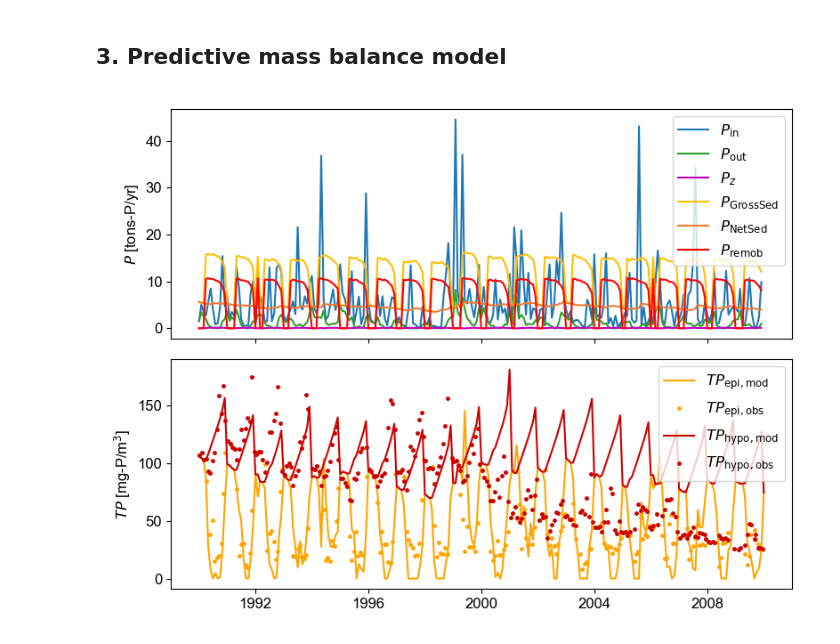
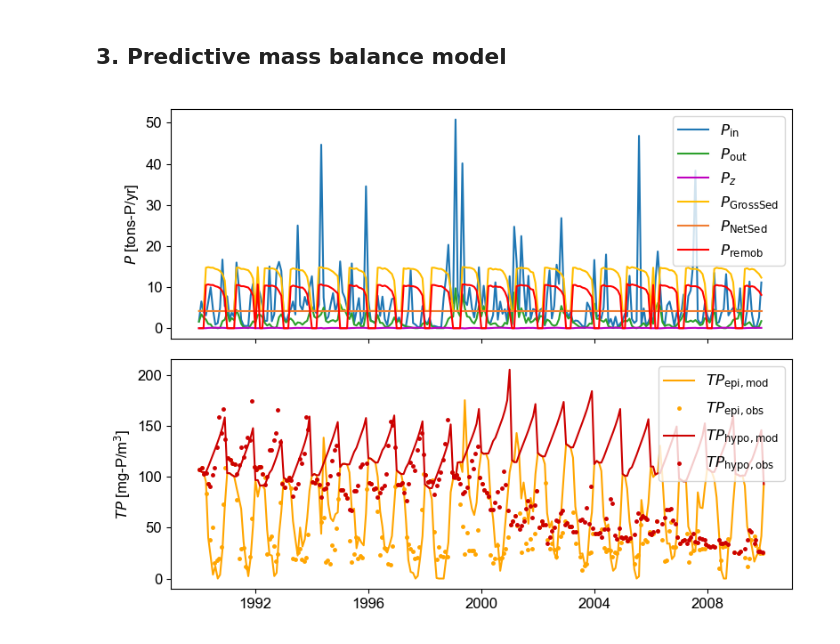
Before and after one commit to tdoda/phosphorus_model, a Jupyter notebook: Scripts/predictive_model.ipynb, the cells around one changed output. Cells and saved outputs as stored; diff of their text form; code cells hidden in the pictures.

Commit message:
Modification of model scripts

```diff
--- a/Scripts/predictive_model.ipynb
+++ b/Scripts/predictive_model.ipynb
@@ -68,7 +68,7 @@ df_lake=pd.read_csv("lake_parameters.csv", sep=",",header=0,parse_dates=["t_stra
 Kz=df_lake["Kz"][0]
 TPsed=df_lake["TPsed"][0]
 # %%
-df_hypso=pd.read_csv("..\Data\\"+lakename+"\Hypsometry.csv", sep=",",header=0,names=["z_hypso","A_hypso"]) # Hypsometry
+df_hypso=pd.read_csv("../Data/"+lakename+"/Hypsometry.csv", sep=",",header=0,names=["z_hypso","A_hypso"]) # Hypsometry
 z_hypso=df_hypso["z_hypso"].to_numpy()
 df_lake["z_max"]=np.max(z_hypso)
 A_hypso=df_hypso["A_hypso"].to_numpy()
@@ -77,17 +77,17 @@ V_hypso=np.concatenate((np.mean([A_hypso[1:],A_hypso[:-1]],axis=0)*(z_hypso[1:]-
 V_lake=np.nansum(V_hypso) # [m3]
 z_mean=V_lake/A0 # [m]
 # %%
-date_format = lambda x: pd.to_datetime(x, format='%d.%m.%Y')
+#date_format = lambda x: pd.to_datetime(x, format='%d.%m.%Y')
 
-simstrat_file="..\Data\\"+lakename+"\\"+lakename+"_T_SIMSTRAT.dat"
-df_inflows=pd.read_csv("..\Data\\"+lakename+"\Inflows.csv", sep=",",parse_dates=["Date"],date_parser=date_format) # Inflows
+simstrat_file="../Data/"+lakename+"/"+lakename+"_T_SIMSTRAT.dat"
+df_inflows=pd.read_csv("../Data/"+lakename+"/Inflows.csv", sep=",",parse_dates=["Date"],date_format='%d.%m.%Y') # Inflows
 #df_outflows=pd.read_csv("..\Data\\"+lakename+"\Outflows.csv", sep=",",parse_dates=["Date"],date_parser=date_format) # Outflows
-df_TP=pd.read_csv("..\Data\\"+lakename+"\TP.csv", sep=",") # TP concentrations (to compare with model)
+df_TP=pd.read_csv("../Data/"+lakename+"/TP.csv", sep=",") # TP concentrations (to compare with model)
 dates_TP=np.array([datetime.strptime(datestr,"%d/%m/%Y") for datestr in df_TP.columns[1:]]) # Dates with measured TP
 tnum_TP=np.array([d.replace(tzinfo=timezone.utc).timestamp() for d in dates_TP])
 # %%
 if method_Pin=="curve":
-    df_Q=pd.read_csv("..\Data\\"+lakename+"\Discharges.csv", sep=",",parse_dates=["Date"],date_parser=date_format)
+    df_Q=pd.read_csv("../Data/"+lakename+"/Discharges.csv", sep=",",parse_dates=["Date"],date_format='%d.%m.%Y')
     tnum_Q=df_Q["Date"].to_numpy().astype('datetime64[s]').astype(np.int64)
     tdate_Q=df_Q["Date"].to_numpy().astype('datetime64[s]').astype(datetime)
     Qval=df_Q.values[:,np.arange(1,len(df_Q.columns),1)].astype(float)
@@ -229,50 +229,50 @@ else:
                                datetime(unique_years[ky],tdate_end.month,tdate_end.day).replace(tzinfo=timezone.utc).timestamp()])
     bool_anox,ndays_to_anox,tstart_anox=compute_anoxia_red(tnum_budget,hepi_model,z_mean,tnum_stratif=tnum_stratif)
 # %%
-if type(df_lake["sigma_max"][0])==float:
+if type(df_lake["sigma_max"][0])==np.float64:
     sigma_max=df_lake["sigma_max"][0]
 else:
     sigma_max=np.nan
 
-if type(df_lake["NS_max"][0])==float:
+if type(df_lake["NS_max"][0])==np.float64:
     P_NS_max=df_lake["NS_max"][0]
 else:
     P_NS_max=np.nan
 
 
 tnum_predict,TPepi_predict,TPepi_range,TPhypo_predict,TPhypo_range,P_fluxes,param=predict_TP_model(tnum_budget,bool_anox,Pin,Qin_budget,hepi_budget,TPepi_0,TPhypo_0,TPsed,\
-                                                                                   z_hypso,A_hypso,T_hypo_budget,T_epi_budget,sigma_max=sigma_max,P_NS_max=P_NS_max,\
+                                                                                   z_hypso,A_hypso,T_hypo_budget,T_epi_budget,sigma_max=np.nan,P_NS_max=4.2,TPcrit=30,\
                                                                                              method_sed=method_netsed,method_remob="Nurnberg")
 # %%
 fig,ax=plt.subplots(2,1,figsize=(8,6),sharex=True)
 colplots=plt.get_cmap('tab10')
 col_yellow=(1,190/255,0)
 col_orange=(240/255,125/255,50/255)
-tdate_predict=np.array([datetime.utcfromtimestamp(tnum) for tnum in tnum_predict])
+tdate_predict=np.array([datetime.fromtimestamp(tnum,UTC) for tnum in tnum_predict])
 
 ax[0].plot(tdate_budget,P_fluxes["Pin"],'-',color=colplots(0))
 ax[0].plot(tdate_budget,P_fluxes["Pout_epi"],'-',color=colplots(2))
 ax[0].plot(tdate_budget,P_fluxes["Pz"],'-',color='m')
 ax[0].plot(tdate_budget,P_fluxes["Premob"]+P_fluxes["Pnet_sed"],'-',color=col_yellow)
 ax[0].plot(tdate_budget,P_fluxes["Pnet_sed"],'-',color=col_orange)
 ax[0].plot(tdate_budget,P_fluxes["Premob"],'-',color='r')
 ax[0].set_ylabel('$P$ [tons-P/yr]')
 ax[0].legend(["$P_{\\rm in}$","$P_{\\rm out}$","$P_{z}$","$P_{\\rm GrossSed}$","$P_{\\rm NetSed}$","$P_{\\rm remob}$"])
 
 p1,=ax[1].plot(tdate_predict,TPepi_predict,'-',color='orange')
 # ax[1].fill_between(np.concatenate((tdate_predict,np.flip(tdate_predict))),np.concatenate((TPepi_range[0,:],np.flip(TPepi_range[1,:]))),\
 #                    facecolor='orange',edgecolor=None,alpha=0.2)
 p2,=ax[1].plot(tdate_compare,TPepi_compare,'.',color='orange',markersize=5)
 p3,=ax[1].plot(tdate_predict,TPhypo_predict,'-',color=(0.8,0,0))
 # ax[1].fill_between(np.concatenate((tdate_predict,np.flip(tdate_predict))),np.concatenate((TPhypo_range[0,:],np.flip(TPhypo_range[1,:]))),\
 #                    facecolor=(0.8,0,0),edgecolor=None,alpha=0.2)
 p4,=ax[1].plot(tdate_compare,TPhypo_compare,'.',color=(0.8,0,0),markersize=5)
 ax[1].set_ylabel('$TP$ [mg-P/m$^3$]')
 ax[1].legend([p1,p2,p3,p4],["$TP_{\\rm epi,mod}$","$TP_{\\rm epi,obs}$","$TP_{\\rm hypo,mod}$","$TP_{\\rm hypo,obs}$"])
 
 fig.set_tight_layout(True)
 # %% [output]
-[figure, old version]
+[figure, new version]
 # %%
 # Save figure
 if savefig_bool:
```
Also changed, not shown: parts of 4 cells of this notebook, 2 other files.
